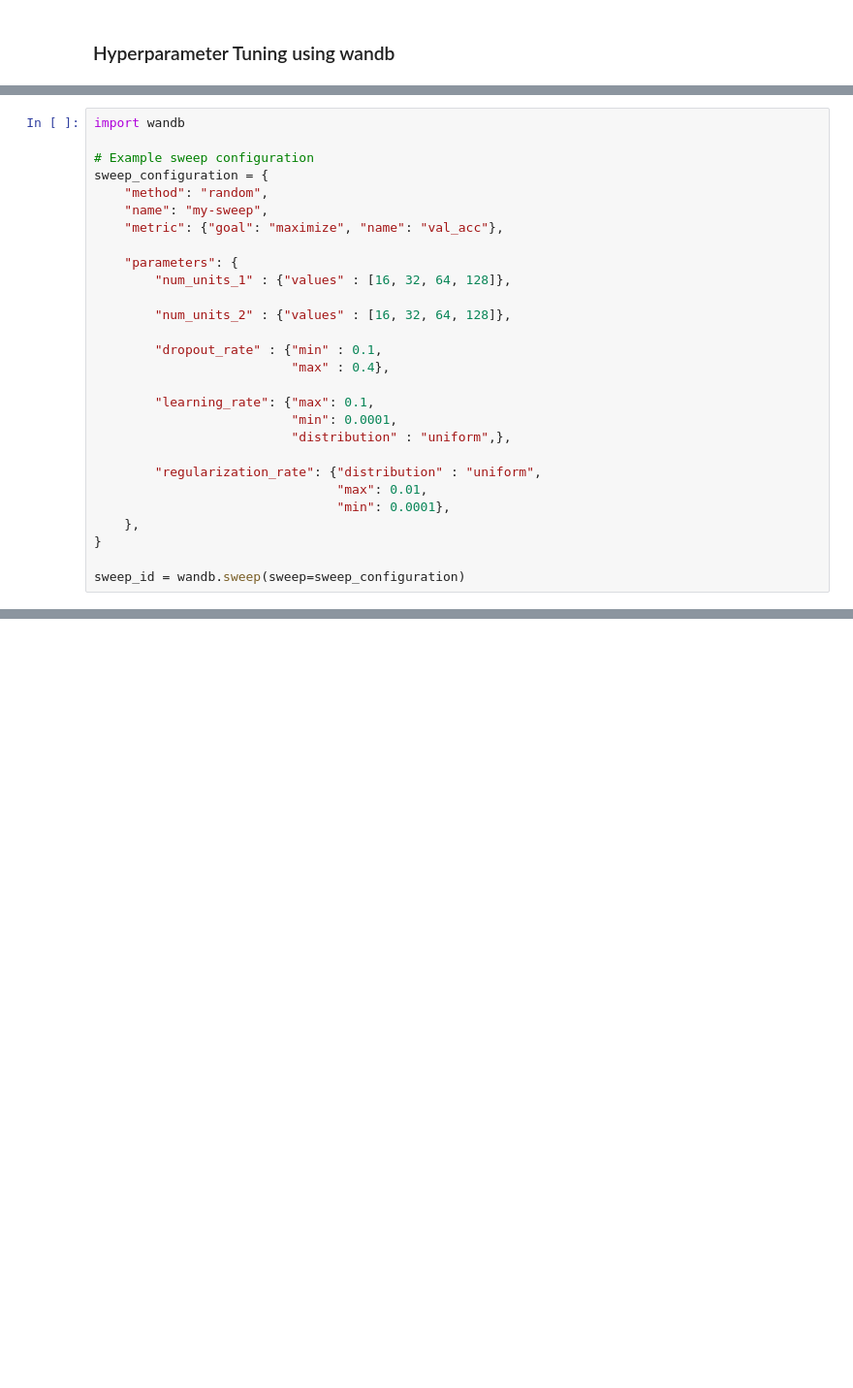
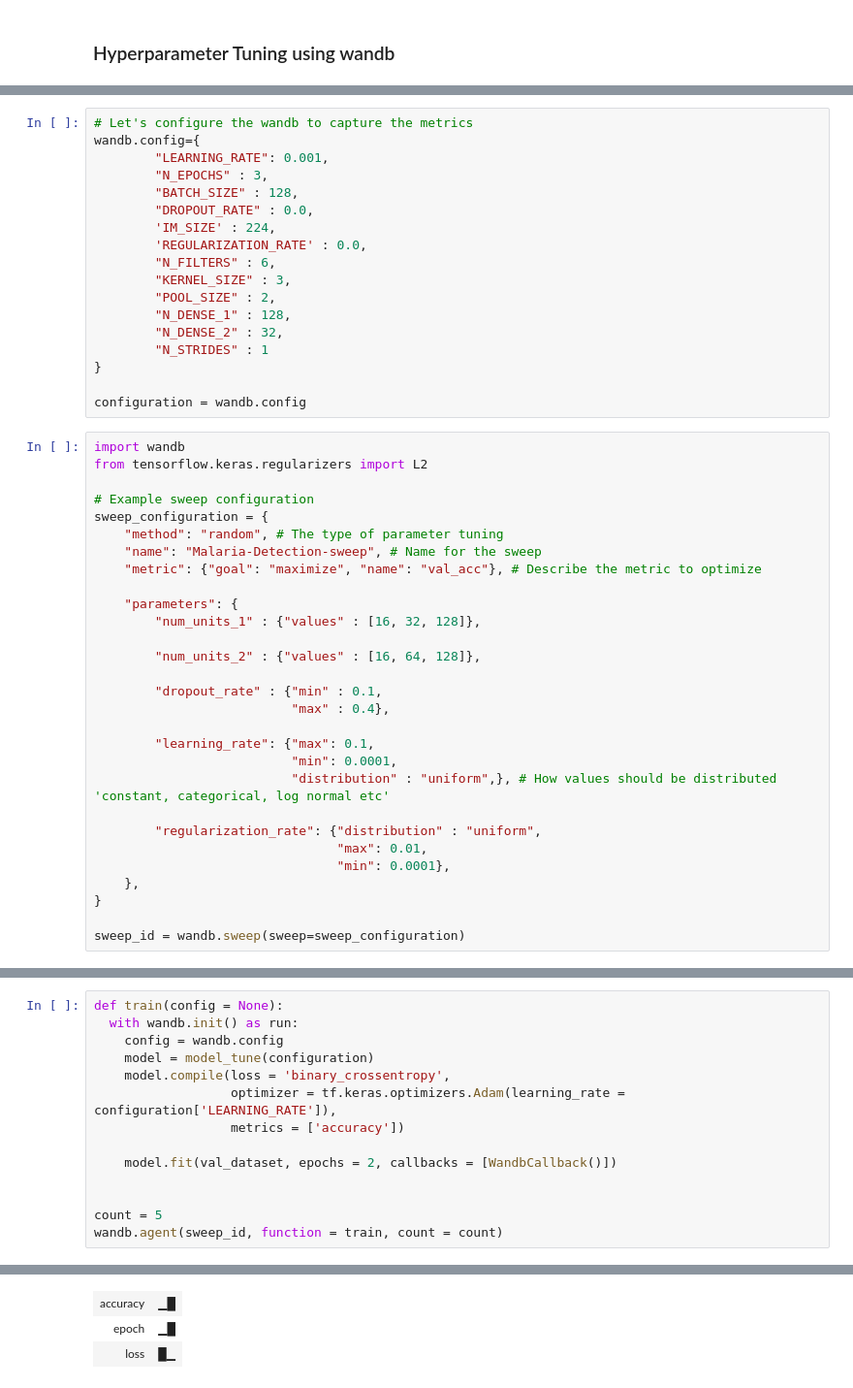
Before and after one commit to krutika-shimpi/Malaria_Detection_Project, a Jupyter notebook: Neuralearn_TF2_0_01_Malaria_Predition_CNN.ipynb, the cells around one changed output, grey strips where cells are left out. Shown at 97% size. Cells and saved outputs as stored; diff of their text form; blank space fills up the shorter version.

```diff
--- a/Neuralearn_TF2_0_01_Malaria_Predition_CNN.ipynb
+++ b/Neuralearn_TF2_0_01_Malaria_Predition_CNN.ipynb
@@ -1482,23 +1612,42 @@ HP_LEARNING_RATE = hp.HParam('learning_rate', hp.Discrete([1e-4, 1e-3]))
+# %%
+# Let's configure the wandb to capture the metrics
+wandb.config={
+        "LEARNING_RATE": 0.001,
+        "N_EPOCHS" : 3,
+        "BATCH_SIZE" : 128,
+        "DROPOUT_RATE" : 0.0,
+        'IM_SIZE' : 224,
+        'REGULARIZATION_RATE' : 0.0,
+        "N_FILTERS" : 6,
+        "KERNEL_SIZE" : 3,
+        "POOL_SIZE" : 2,
+        "N_DENSE_1" : 128,
+        "N_DENSE_2" : 32,
+        "N_STRIDES" : 1
+}
+
+configuration = wandb.config
 # %%
 import wandb
+from tensorflow.keras.regularizers import L2
 
 # Example sweep configuration
 sweep_configuration = {
-    "method": "random",
-    "name": "my-sweep",
-    "metric": {"goal": "maximize", "name": "val_acc"},
+    "method": "random", # The type of parameter tuning
+    "name": "Malaria-Detection-sweep", # Name for the sweep
+    "metric": {"goal": "maximize", "name": "val_acc"}, # Describe the metric to optimize
 
     "parameters": {
-        "num_units_1" : {"values" : [16, 32, 64, 128]},
+        "num_units_1" : {"values" : [16, 32, 128]},
 
-        "num_units_2" : {"values" : [16, 32, 64, 128]},
+        "num_units_2" : {"values" : [16, 64, 128]},
 
         "dropout_rate" : {"min" : 0.1,
                           "max" : 0.4},
 
         "learning_rate": {"max": 0.1,
                           "min": 0.0001,
-                          "distribution" : "uniform",},
+                          "distribution" : "uniform",}, # How values should be distributed 'constant, categorical, log normal etc'
 
         "regularization_rate": {"distribution" : "uniform",
                                 "max": 0.01,
@@ -1509,0 +1720,15 @@ sweep_id = wandb.sweep(sweep=sweep_configuration)
+# %%
+def train(config = None):
+  with wandb.init() as run:
+    config = wandb.config
+    model = model_tune(configuration)
+    model.compile(loss = 'binary_crossentropy',
+                  optimizer = tf.keras.optimizers.Adam(learning_rate = configuration['LEARNING_RATE']),
+                  metrics = ['accuracy'])
+
+    model.fit(val_dataset, epochs = 2, callbacks = [WandbCallback()])
+
+
+count = 5
+wandb.agent(sweep_id, function = train, count = count)
+# %% [output]
@@ -1509,0 +1756,3 @@ sweep_id = wandb.sweep(sweep=sweep_configuration)
+| accuracy | ▁█ |
+| epoch | ▁█ |
+| loss | █▁ |
```
Also changed, not shown: parts of 34 cells of this notebook.
